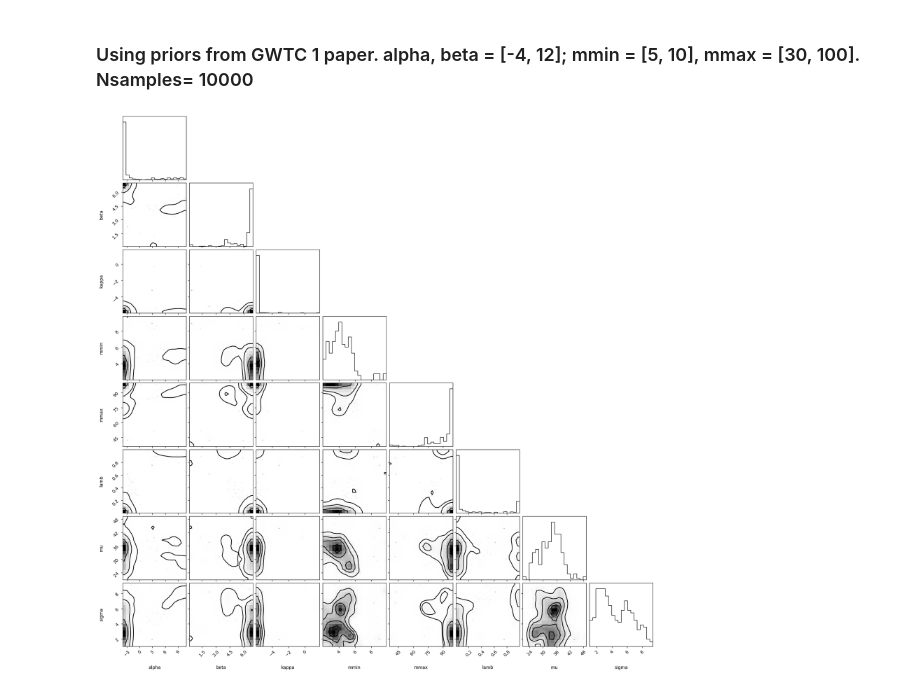
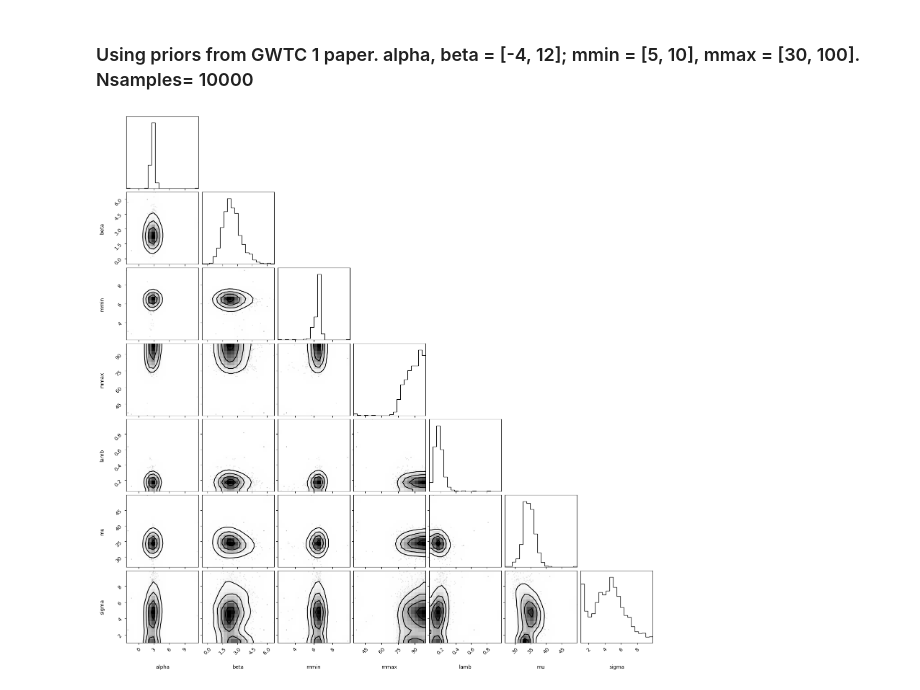
Before and after one commit to manchunyeung/popnflow, a Jupyter notebook: plots_param.ipynb, the cells around one changed output. Drawn from its saved outputs; the diff is of its cells as text; code cells hidden in the pictures.

```diff
--- a/plots_param.ipynb
+++ b/plots_param.ipynb
@@ -2,16 +2,18 @@
 ### Using priors from GWTC 1 paper. alpha, beta = [-4, 12]; mmin = [5, 10], mmax = [30, 100]. Nsamples= 10000
 # %%
 import emcee
-filename = "data/gwtc3.txt"
+filename = "data/gwtc3_5000_trial.txt"
 backend = emcee.backends.HDFBackend(filename)
 flat_samples = backend.get_chain(discard=10, thin=100, flat=True)
 # %%
 import corner
 
-labels = ['alpha', 'beta', 'kappa', 'mmin', 'mmax', 'lamb', 'mu', 'sigma']
+labels = ['alpha', 'beta', 'mmin', 'mmax', 'lamb', 'mu', 'sigma']
+# labels = ['alpha', 'beta', 'mmin', 'mmax']
+
 
 fig = corner.corner(
     flat_samples, labels=labels, smooth=1.2
 );
 # %% [output]
-[figure, old version]
+[figure, new version]
```
Also changed, not shown: 1 other file.
